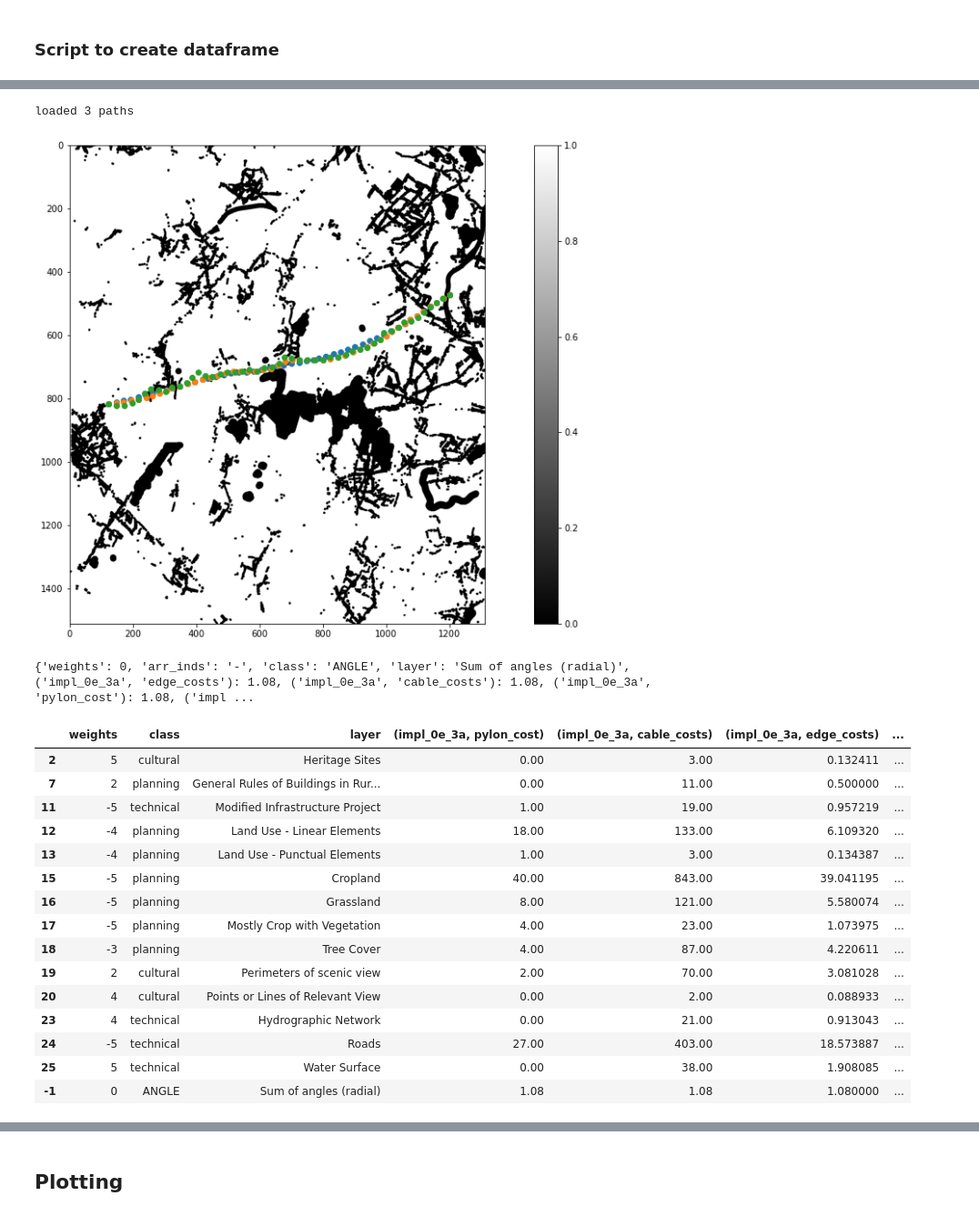
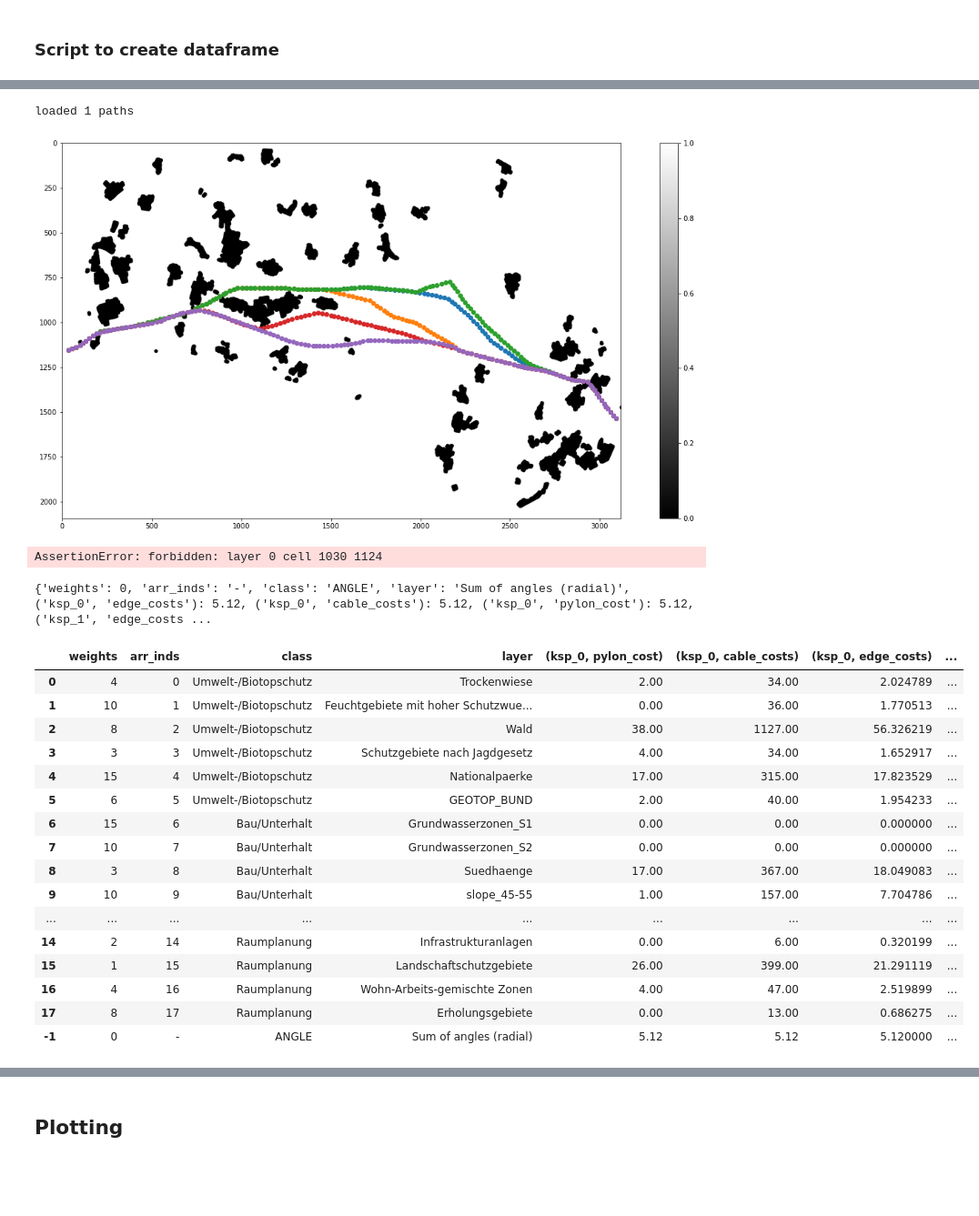
Before and after one commit to NinaWie/PowerPlanner, a Jupyter notebook: notebooks/evaluation.ipynb, the cells around one changed output, grey strips where cells are left out. Shown at 91% size. Saved outputs shown, nothing was run; the diff lists cells and outputs as text; code cells hidden in the pictures; blank space fills up the shorter version.

```diff
--- a/notebooks/evaluation.ipynb
+++ b/notebooks/evaluation.ipynb
@@ -236,9 +236,9 @@ from power_planner.utils.utils import normalize, bresenham_line, discrete_angle_
 from power_planner.utils.utils_costs import CostUtils
 from power_planner.utils.utils_constraints import ConstraintUtils
 # %%
-layer_path = "/Users/ninawiedemann/Desktop/thesis/data/belgium.nosync/tif_layers"
-csv_path = "/Users/ninawiedemann/Desktop/thesis/data/belgium.nosync/layer_weights.csv"
-json_path = "/Users/ninawiedemann/Desktop/thesis/outputs/paths_compare"
+layer_path = "/Users/ninawiedemann/Desktop/thesis/data/instance_CH.nosync/tif_layers" # belgium.nosync/tif_layers"
+csv_path = "/Users/ninawiedemann/Desktop/thesis/data/instance_CH.nosync/layer_weights.csv" # /belgium.nosync/layer_weights.csv"
+json_path = "/Users/ninawiedemann/Desktop/thesis/outputs/" # paths_compare"
 # %%
 def get_raw_data(layer_path, csv_path, scenario=1):
     layer_list = pd.read_csv(csv_path).dropna()
@@ -259,15 +259,16 @@ def get_raw_data(layer_path, csv_path, scenario=1):
 
             # add to hard constraints or general instance
             if row["weight_" + str(scenario)]=="Forbidden":
-                constraint = arr.astype(int) > 0.5 * np.max(arr)
+                constraint = (arr.astype(int) != 1).astype(int)
                 forb_arr.append(constraint)
                 print(constraint.shape)
             else:
-                costs = np.absolute(normalize(arr) - 1)
+                costs = (arr==1).astype(int)
+                # costs = np.absolute(normalize(arr) - 1)
                 layer_arr.append(costs)
-                layer_weights.append(row["weight_" + str(scenario)])
+                layer_weights.append(row["weight_" + str(scenario)]*row["category_weight_" + str(scenario)])
                 layer_classes.append(row["class"])
-                layer_names.append(row["Corresponding Name"])
+                layer_names.append(row["Layer Name"]) # ["Corresponding Name"])
         else:
             print("file not found:", row["Layer Name"])
     df = pd.DataFrame()
@@ -275,7 +276,10 @@ def get_raw_data(layer_path, csv_path, scenario=1):
     df["arr_inds"] = [i for i in range(len(layer_arr))]
     df["class"] = layer_classes
     df["layer"] = layer_names
-    return np.swapaxes(np.array(layer_arr),2,1), np.swapaxes(np.array(forb_arr), 2,1), df
+    layer_arr = np.asarray(layer_arr)
+    if len(forb_arr)==0:
+        forb_arr = np.ones(layer_arr.shape)
+    return np.swapaxes(layer_arr,2,1), np.swapaxes(np.array(forb_arr), 2,1), df
 # %% [markdown]
 ### Display hard constraints
 # %%
@@ -399,12 +404,13 @@ file not found: CyclingWays
 # %%
 # read in ksp from one file
-with open(os.path.join(json_path, "impl_lg_5_ksp_orig.json"), "r") as infile:
+with open(os.path.join(json_path, "chinst_scale2_scen1_a4_path_orig.json"), "r") as infile:
     b_path = json.load(infile)
-path_list = [np.asarray(p) for p in path_list]
+path_list = [np.asarray(p) for p in b_path]
 json_names = ["ksp_"+str(i) for i in range(len(path_list))]
 # %%
 # read in several files
-json_names = ["impl_0e_3a.json", "impl_2e_2a.json", "impl_3e_0a.json"]
+json_names = ["ch_inst_test_orig.json"]
+# ["impl_0e_3a.json", "impl_2e_2a.json", "impl_3e_0a.json", "impl_parcel_2e_2a.json"]
 # ["impl_lg.json", "normal.json",  "impl_5e_1a.json"] # "edge_cost_2_orig.json" - does not work because scale 2 -> forbidden areas (can still take it but will give assertion error)
 path_list = []
 for j_name in json_names:
@@ -412,16 +418,18 @@ for j_name in json_names:
         path_list.append(np.array(json.load(infile)[0]))
 print(f"loaded {len(path_list)} paths")
 # %% [output]
-loaded 3 paths
+loaded 1 paths
 # %%
 display_paths(forb, path_list)
 # %% [output]
-[figure, old version]
+[figure, new version]
 # %%
 for path in path_list:
     assert_forbidden(forb, path)
     # path2 = np.array(path)-shift_to_origin
     # assert_forbidden_inst(instance_corr, path2)
+# %% [output]
+AssertionError: forbidden: layer 0 cell 1030 1124
 # %%
 results_df = df.copy()
 angle_dict = {"weights":0,"arr_inds":"-", "class":"ANGLE", "layer":"Sum of angles (radial)"}
@@ -436,26 +444,28 @@ for name, path in zip(json_names,path_list):
 print(angle_dict)
 results_df.loc[-1] = angle_dict
 # %% [output]
-{'weights': 0, 'arr_inds': '-', 'class': 'ANGLE', 'layer': 'Sum of angles (radial)', ('impl_0e_3a', 'edge_costs'): 1.08, ('impl_0e_3a', 'cable_costs'): 1.08, ('impl_0e_3a', 'pylon_cost'): 1.08, ('impl ...
+{'weights': 0, 'arr_inds': '-', 'class': 'ANGLE', 'layer': 'Sum of angles (radial)', ('ksp_0', 'edge_costs'): 5.12, ('ksp_0', 'cable_costs'): 5.12, ('ksp_0', 'pylon_cost'): 5.12, ('ksp_1', 'edge_costs ...
 # %%
-results_df[(results_df[[("impl_0e_3a", "cable_costs"),("impl_2e_2a", "cable_costs"),("impl_3e_0a", "cable_costs")]].T != 0).any()].drop(columns=["arr_inds"])
+# results_df[(results_df[[("impl_0e_3a", "cable_costs"),("impl_2e_2a", "cable_costs"),("impl_3e_0a", "cable_costs")]].T != 0).any()].drop(columns=["arr_inds"])
+results_df
 # %% [output]
-|  | weights | class | layer | (impl_0e_3a, pylon_cost) | (impl_0e_3a, cable_costs) | (impl_0e_3a, edge_costs) | ... |
-| 2 | 5 | cultural | Heritage Sites | 0.00 | 3.00 | 0.132411 | ... |
-| 7 | 2 | planning | General Rules of Buildings in Rur... | 0.00 | 11.00 | 0.500000 | ... |
-| 11 | -5 | technical | Modified Infrastructure Project | 1.00 | 19.00 | 0.957219 | ... |
-| 12 | -4 | planning | Land Use - Linear Elements | 18.00 | 133.00 | 6.109320 | ... |
-| 13 | -4 | planning | Land Use - Punctual Elements | 1.00 | 3.00 | 0.134387 | ... |
-| 15 | -5 | planning | Cropland | 40.00 | 843.00 | 39.041195 | ... |
-| 16 | -5 | planning | Grassland | 8.00 | 121.00 | 5.580074 | ... |
-| 17 | -5 | planning | Mostly Crop with Vegetation | 4.00 | 23.00 | 1.073975 | ... |
-| 18 | -3 | planning | Tree Cover | 4.00 | 87.00 | 4.220611 | ... |
-| 19 | 2 | cultural | Perimeters of scenic view | 2.00 | 70.00 | 3.081028 | ... |
-| 20 | 4 | cultural | Points or Lines of Relevant View | 0.00 | 2.00 | 0.088933 | ... |
-| 23 | 4 | technical | Hydrographic Network | 0.00 | 21.00 | 0.913043 | ... |
-| 24 | -5 | technical | Roads | 27.00 | 403.00 | 18.573887 | ... |
-| 25 | 5 | technical | Water Surface | 0.00 | 38.00 | 1.908085 | ... |
-| -1 | 0 | ANGLE | Sum of angles (radial) | 1.08 | 1.08 | 1.080000 | ... |
+|  | weights | arr_inds | class | layer | (ksp_0, pylon_cost) | (ksp_0, cable_costs) | (ksp_0, edge_costs) | ... |
+| 0 | 4 | 0 | Umwelt-/Biotopschutz | Trockenwiese | 2.00 | 34.00 | 2.024789 | ... |
+| 1 | 10 | 1 | Umwelt-/Biotopschutz | Feuchtgebiete mit hoher Schutzwue... | 0.00 | 36.00 | 1.770513 | ... |
+| 2 | 8 | 2 | Umwelt-/Biotopschutz | Wald | 38.00 | 1127.00 | 56.326219 | ... |
+| 3 | 3 | 3 | Umwelt-/Biotopschutz | Schutzgebiete nach Jagdgesetz | 4.00 | 34.00 | 1.652917 | ... |
+| 4 | 15 | 4 | Umwelt-/Biotopschutz | Nationalpaerke | 17.00 | 315.00 | 17.823529 | ... |
+| 5 | 6 | 5 | Umwelt-/Biotopschutz | GEOTOP_BUND | 2.00 | 40.00 | 1.954233 | ... |
+| 6 | 15 | 6 | Bau/Unterhalt | Grundwasserzonen_S1 | 0.00 | 0.00 | 0.000000 | ... |
+| 7 | 10 | 7 | Bau/Unterhalt | Grundwasserzonen_S2 | 0.00 | 0.00 | 0.000000 | ... |
+| 8 | 3 | 8 | Bau/Unterhalt | Suedhaenge | 17.00 | 367.00 | 18.049083 | ... |
+| 9 | 10 | 9 | Bau/Unterhalt | slope_45-55 | 1.00 | 157.00 | 7.704786 | ... |
+| ... | ... | ... | ... | ... | ... | ... | ... | ... |
+| 14 | 2 | 14 | Raumplanung | Infrastrukturanlagen | 0.00 | 6.00 | 0.320199 | ... |
+| 15 | 1 | 15 | Raumplanung | Landschaftschutzgebiete | 26.00 | 399.00 | 21.291119 | ... |
+| 16 | 4 | 16 | Raumplanung | Wohn-Arbeits-gemischte Zonen | 4.00 | 47.00 | 2.519899 | ... |
+| 17 | 8 | 17 | Raumplanung | Erholungsgebiete | 0.00 | 13.00 | 0.686275 | ... |
+| -1 | 0 | - | ANGLE | Sum of angles (radial) | 5.12 | 5.12 | 5.120000 | ... |
 # %%
 class_df = pd.DataFrame()
 
```
Also changed, not shown: parts of 21 cells of this notebook, 6 other files.
